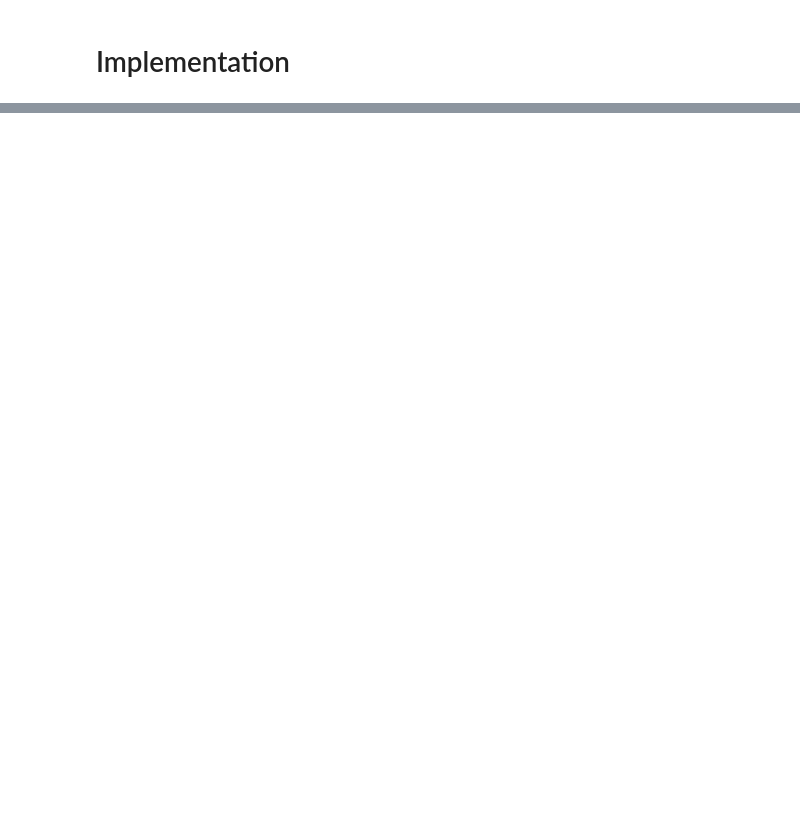
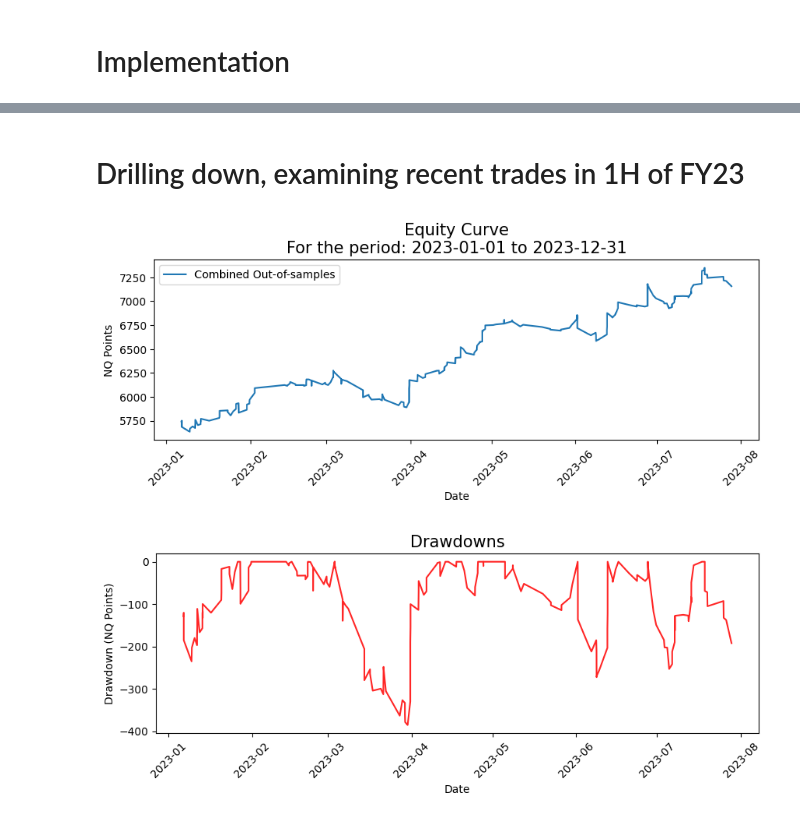
Before and after one commit to kevinhhl/Pinescript-Projects, a Jupyter notebook: Backtesting frameworks/Walk Forward Analysis V1.ipynb, the cells around one changed output, grey strips where cells are left out. Saved outputs shown, nothing was run; the diff lists cells and outputs as text; code cells hidden in the pictures; blank space fills up the shorter version.

```diff
--- a/Backtesting frameworks/Walk Forward Analysis V1.ipynb
+++ b/Backtesting frameworks/Walk Forward Analysis V1.ipynb
@@ -252,0 +264,26 @@ No. of days (OOS):       123
+# %%
+_df_oos = df_wfa_template.copy()[['OOS Date1','OOS Date2','OOS ATR','OOS Brick']] # temp df, for displaying OOS settings in this cell only
+list_of_trades = [] # initialize empty list to store trades forming OOS equity curve
+
+for i in range(len(_df_oos)):
+
+    _oos_atr = _df_oos['OOS ATR'][i]
+    _oos_brick = _df_oos['OOS Brick'][i]
+    _date1 = _df_oos['OOS Date1'][i]
+    _date2 = _df_oos['OOS Date2'][i]
+
+    if not np.isnan(_oos_atr) and not np.isnan(_oos_brick):
+        if VERBOSE:
+            print("Combining OOS period:  {}  to  {}".format(_date1.strftime('%Y-%m-%d'), _date2.strftime('%Y-%m-%d')))
+
+        # Based on df_main
+        _filter_param = STR_PARMS.format(int(_oos_atr), int(_oos_brick))
+
+        if VERBOSE:
+            print("  Filtering: {}".format(_filter_param))
+
+        _param_mask = df_main["Params"]==_filter_param
+        _df = df_main[_param_mask & (_date1 <= df_main['Date/Time']) & (df_main['Date/Time'] <= _date2)]
+
+        if len(_df) > 0:
+            list_of_trades.append(_df)
@@ -252,0 +414,12 @@ No. of days (OOS):       123
+# %% [markdown]
+# Drilling down, examining recent trades in 1H of FY23
+# %%
+__from = "2023-01-01"
+__to = "2023-12-31"
+
+# Plot a specific date range
+_date_mask = (df_oos_equitycurve.index >= __from) & (df_oos_equitycurve.index <= __to)
+plot_equity_curve(df_oos_equitycurve[_date_mask], remarks=f"For the period: {__from} to {__to}", figsize=(10,3))
+# %% [output]
+[figure, added]
+[figure, added]
```
Also changed, not shown: parts of 48 cells of this notebook.
